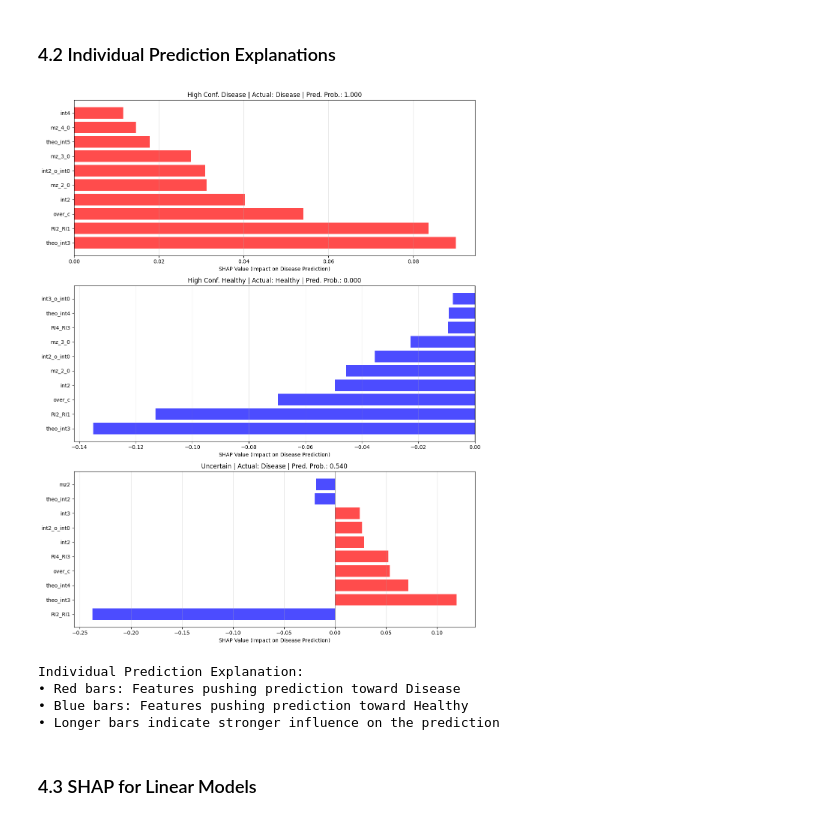
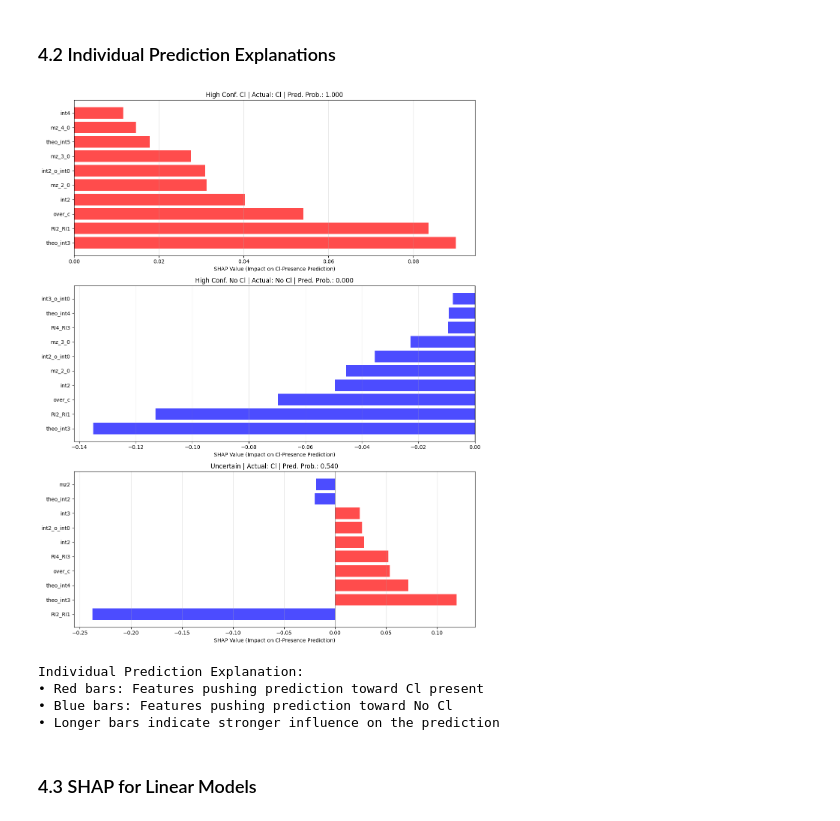
Before and after one commit to HuanLab/ML4MassSpec, a Jupyter notebook: notebooks/4_Model_Interpretability.ipynb, the cells around one changed output. Cells and saved outputs as stored; diff of their text form; code cells hidden in the pictures.

```diff
--- a/notebooks/4_Model_Interpretability.ipynb
+++ b/notebooks/4_Model_Interpretability.ipynb
@@ -216,7 +235,7 @@ dt_model.fit(X_train_scaled, y_train)
 plt.figure(figsize=(20, 12))
 plot_tree(dt_model,
           feature_names=feature_names,
-          class_names=['Healthy', 'Disease'],
+          class_names=['No Cl', 'Cl'],
           filled=True, rounded=True, fontsize=10)
 plt.title('Decision Tree Visualization (max_depth=4)', fontsize=16)
 plt.show()
@@ -264,7 +283,7 @@ def extract_rules(tree, feature_names, class_names):
     return rules
 
 # Extract and display rules
-rules = extract_rules(dt_model, feature_names, ['Healthy', 'Disease'])
+rules = extract_rules(dt_model, feature_names, ['No Cl', 'Cl'])
 
 print("Decision Tree Rules:")
 print("=" * 80)
@@ -423,19 +452,19 @@ SHAP Summary Plot Interpretation:
 y_pred_proba = rf_model.predict_proba(X_test_scaled)[:, 1]
 
 # Find samples with different prediction confidence levels
-high_confidence_disease = np.where((y_pred_proba > 0.8) & (y_test == 1))[0]
-high_confidence_healthy = np.where((y_pred_proba < 0.2) & (y_test == 0))[0]
+high_confidence_cl = np.where((y_pred_proba > 0.8) & (y_test == 1))[0]
+high_confidence_no_cl = np.where((y_pred_proba < 0.2) & (y_test == 0))[0]
 uncertain_predictions = np.where((y_pred_proba > 0.4) & (y_pred_proba < 0.6))[0]
 
 # Select one sample from each category with bounds checking
 sample_indices = []
-if len(high_confidence_disease) > 0:
-    sample_indices.append(high_confidence_disease[0])
+if len(high_confidence_cl) > 0:
+    sample_indices.append(high_confidence_cl[0])
 elif len(y_test) > 0:
     sample_indices.append(0)
 
-if len(high_confidence_healthy) > 0:
-    sample_indices.append(high_confidence_healthy[0])
+if len(high_confidence_no_cl) > 0:
+    sample_indices.append(high_confidence_no_cl[0])
 elif len(y_test) > 1:
     sample_indices.append(1)
 
@@ -448,7 +477,7 @@ elif len(y_test) > 2:
 if not sample_indices:
     sample_indices = [0]
 
-sample_types = ['High Conf. Disease', 'High Conf. Healthy', 'Uncertain'][:len(sample_indices)]
+sample_types = ['High Conf. Cl', 'High Conf. No Cl', 'Uncertain'][:len(sample_indices)]
 
 # Create individual explanation plots using bar plots (more reliable than waterfall)
 fig, axes = plt.subplots(len(sample_indices), 1, figsize=(12, 5*len(sample_indices)))
@@ -474,41 +503,41 @@ for i, (idx, sample_type) in enumerate(zip(sample_indices, sample_types)):
     feature_vals = feature_vals[:min_len]
     feat_names = feat_names[:min_len]
 
     # Get top 10 most influential features
     feature_importance = pd.DataFrame({
         'Feature': feat_names,
         'SHAP_Value': shap_vals,
         'Feature_Value': feature_vals
     })
 
     top_features = feature_importance.reindex(
         feature_importance['SHAP_Value'].abs().nlargest(min(10, len(feature_importance))).index
     )
 
     # Create bar plot
     colors = ['red' if x > 0 else 'blue' for x in top_features['SHAP_Value']]
     axes[i].barh(top_features['Feature'], top_features['SHAP_Value'], color=colors, alpha=0.7)
     axes[i].axvline(x=0, color='black', linestyle='-', alpha=0.3)
-    axes[i].set_xlabel('SHAP Value (Impact on Disease Prediction)')
+    axes[i].set_xlabel('SHAP Value (Impact on Cl-Presence Prediction)')
 
     # Add prediction information
     pred_proba = y_pred_proba[idx]
-    actual_class = 'Disease' if y_test[idx] == 1 else 'Healthy'
+    actual_class = 'Cl' if y_test[idx] == 1 else 'No Cl'
     axes[i].set_title(f'{sample_type} | Actual: {actual_class} | Pred. Prob.: {pred_proba:.3f}')
     axes[i].grid(axis='x', alpha=0.3)
 
 plt.tight_layout()
 plt.show()
 
 print("Individual Prediction Explanation:")
-print("• Red bars: Features pushing prediction toward Disease")
-print("• Blue bars: Features pushing prediction toward Healthy")
+print("• Red bars: Features pushing prediction toward Cl present")
+print("• Blue bars: Features pushing prediction toward No Cl")
 print("• Longer bars indicate stronger influence on the prediction")
 # %% [output]
-[figure, old version]
+[figure, new version]
 Individual Prediction Explanation:
-• Red bars: Features pushing prediction toward Disease
-• Blue bars: Features pushing prediction toward Healthy
+• Red bars: Features pushing prediction toward Cl present
+• Blue bars: Features pushing prediction toward No Cl
 • Longer bars indicate stronger influence on the prediction
 # %% [markdown]
 ### 4.3 SHAP for Linear Models
```
Also changed, not shown: parts of 13 cells of this notebook, 2 other files.
